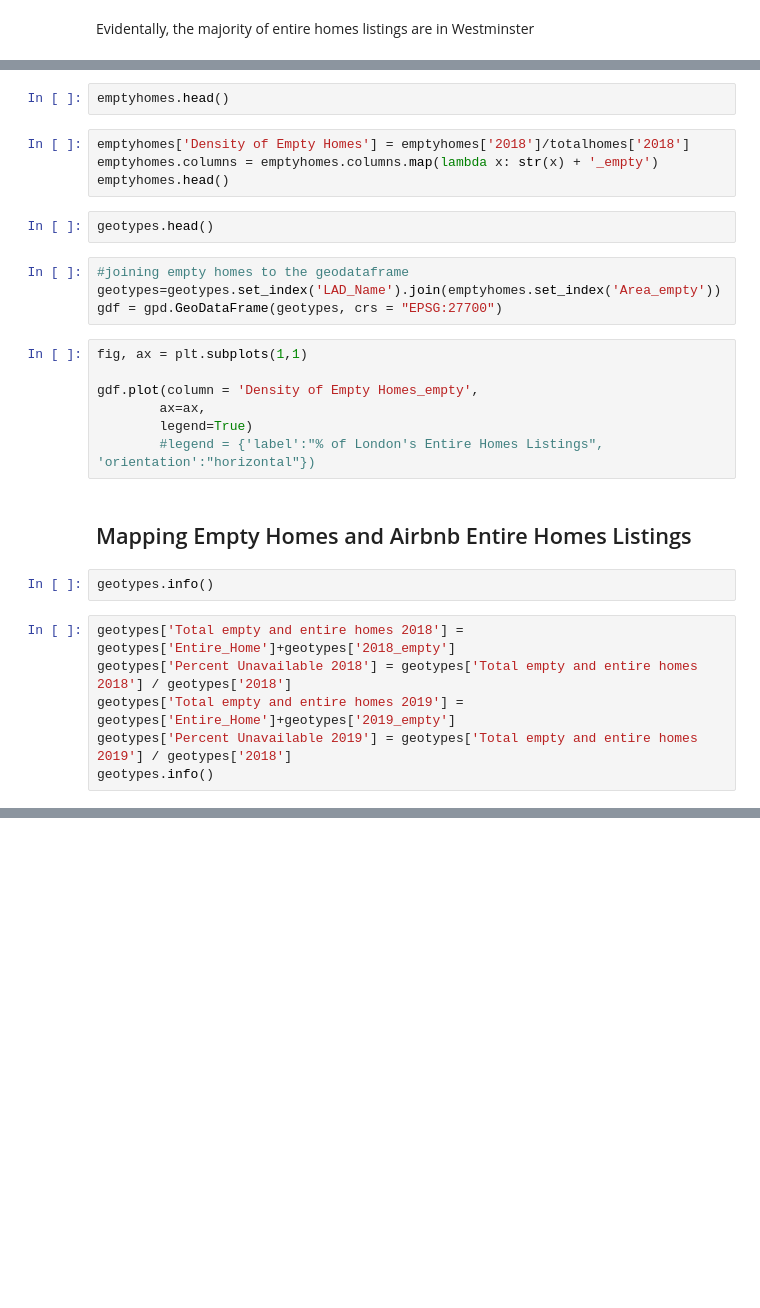
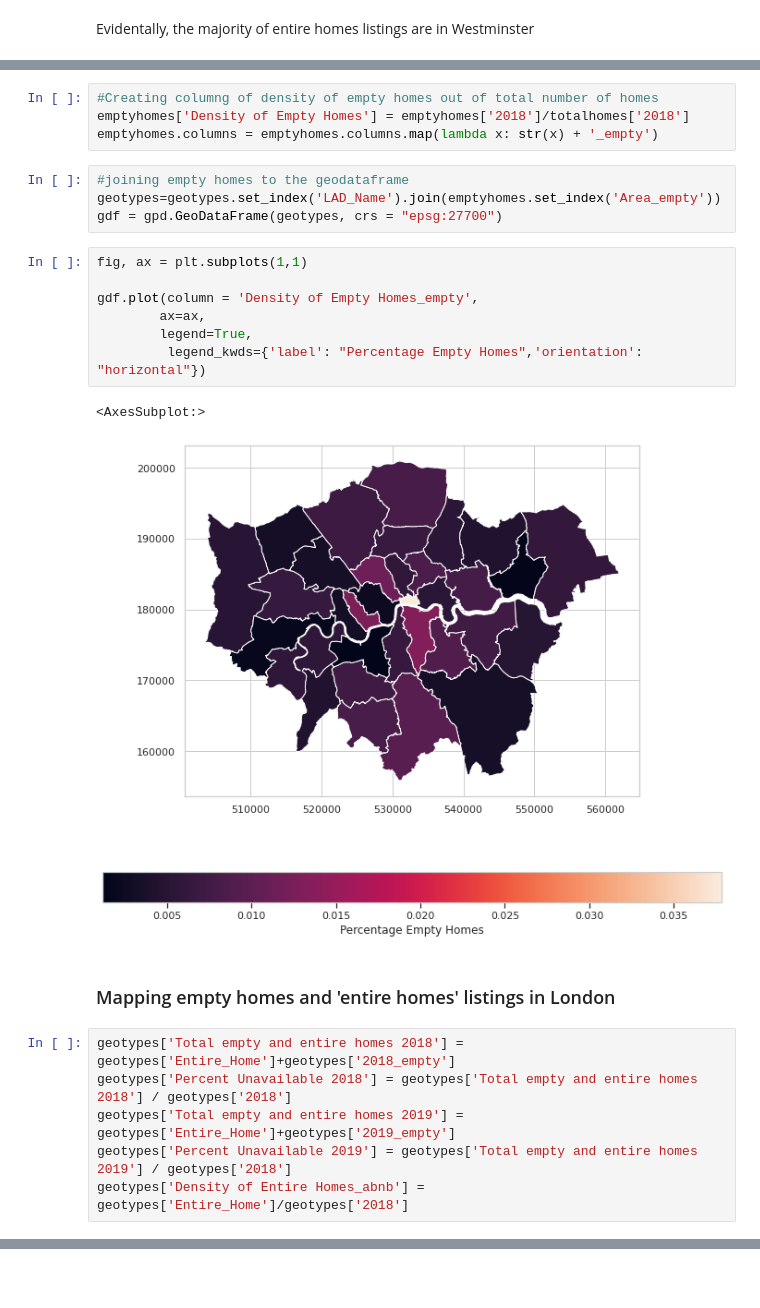
Before and after one commit to YHuj20/i2pBriefing, a Jupyter notebook: Coursework3.ipynb, the cells around one changed output, grey strips where cells are left out. Drawn from its saved outputs; the diff is of its cells as text; blank space fills up the shorter version.

```diff
--- a/Coursework3.ipynb
+++ b/Coursework3.ipynb
@@ -243,30 +249,27 @@ entirehomesgdf.plot(column='room_type', cmap='plasma', markersize=1, figsize=(8,
-# %%
-emptyhomes.head()
 # %%
+#Creating columng of density of empty homes out of total number of homes
 emptyhomes['Density of Empty Homes'] = emptyhomes['2018']/totalhomes['2018']
 emptyhomes.columns = emptyhomes.columns.map(lambda x: str(x) + '_empty')
-emptyhomes.head()
-# %%
-geotypes.head()
 # %%
 #joining empty homes to the geodataframe
 geotypes=geotypes.set_index('LAD_Name').join(emptyhomes.set_index('Area_empty'))
-gdf = gpd.GeoDataFrame(geotypes, crs = "EPSG:27700")
+gdf = gpd.GeoDataFrame(geotypes, crs = "epsg:27700")
 # %%
 fig, ax = plt.subplots(1,1)
 
 gdf.plot(column = 'Density of Empty Homes_empty',
         ax=ax,
-        legend=True)
-        #legend = {'label':"% of London's Entire Homes Listings", 'orientation':"horizontal"})
+        legend=True,
+         legend_kwds={'label': "Percentage Empty Homes",'orientation': "horizontal"})
+# %% [output]
+<AxesSubplot:>
+[figure, added]
-# %% [markdown]
-## Mapping Empty Homes and Airbnb Entire Homes Listings
-# %%
-geotypes.info()
+# %% [markdown]
+### Mapping empty homes and 'entire homes' listings in London
 # %%
 geotypes['Total empty and entire homes 2018'] = geotypes['Entire_Home']+geotypes['2018_empty']
 geotypes['Percent Unavailable 2018'] = geotypes['Total empty and entire homes 2018'] / geotypes['2018']
 geotypes['Total empty and entire homes 2019'] = geotypes['Entire_Home']+geotypes['2019_empty']
 geotypes['Percent Unavailable 2019'] = geotypes['Total empty and entire homes 2019'] / geotypes['2018']
-geotypes.info()
+geotypes['Density of Entire Homes_abnb'] = geotypes['Entire_Home']/geotypes['2018']
 # %%
```
Also changed, not shown: parts of 97 cells of this notebook.
